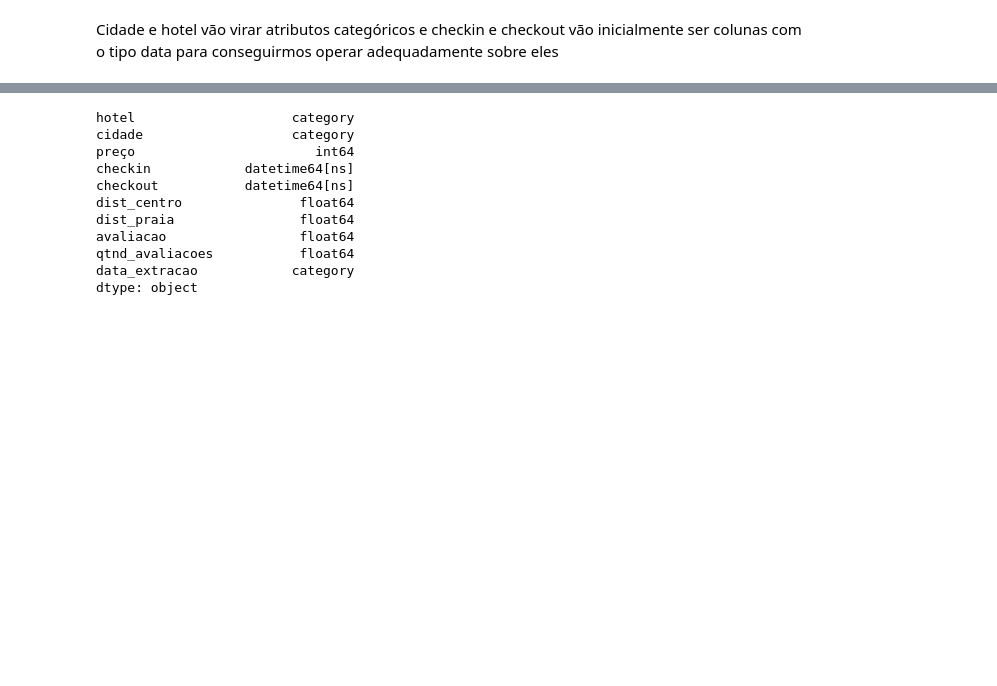
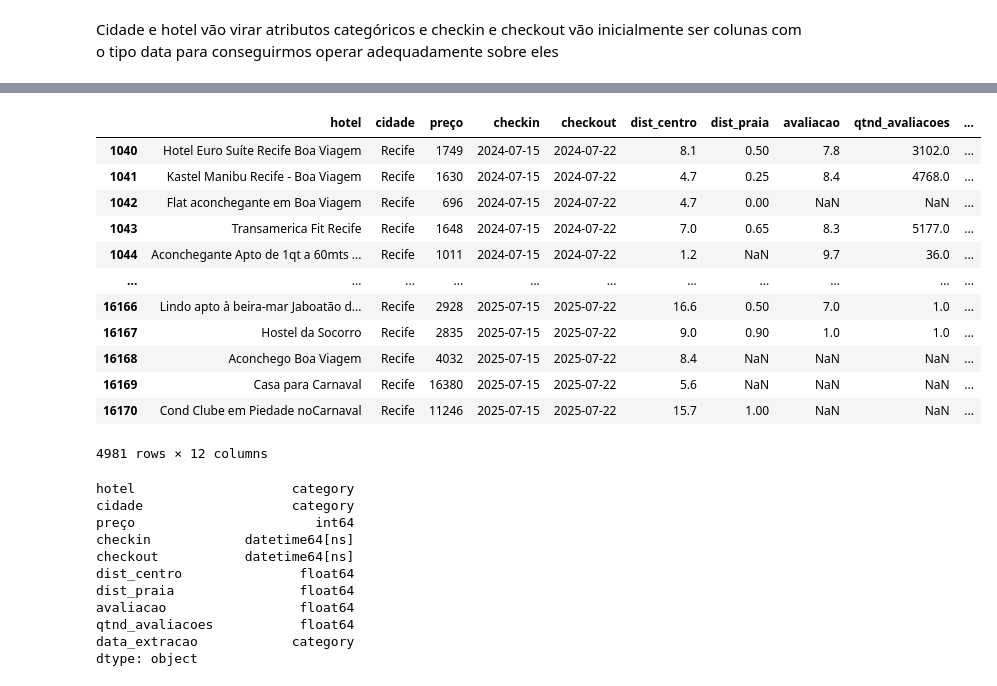
Before and after one commit to clarabarretto/data-science, a Jupyter notebook: data analysis/hospedagens-recife.ipynb, the cells around one changed output, grey strips where cells are left out. Drawn from its saved outputs; the diff is of its cells as text; code cells hidden in the pictures; blank space fills up the shorter version.

```diff
--- a/data analysis/hospedagens-recife.ipynb
+++ b/data analysis/hospedagens-recife.ipynb
@@ -33,3 +68,19 @@ hospedagens = hosp[~((hosp['checkin'].dt.month > 6) & (hosp['checkin'].dt.year =
+# %%
+hosp[hosp['tem_feriado'] == True]
+# %% [output]
+|  | hotel | cidade | preço | checkin | checkout | dist_centro | dist_praia | avaliacao | qtnd_avaliacoes | ... |
+| 1040 | Hotel Euro Suíte Recife Boa Viagem | Recife | 1749 | 2024-07-15 | 2024-07-22 | 8.1 | 0.50 | 7.8 | 3102.0 | ... |
+| 1041 | Kastel Manibu Recife - Boa Viagem | Recife | 1630 | 2024-07-15 | 2024-07-22 | 4.7 | 0.25 | 8.4 | 4768.0 | ... |
+| 1042 | Flat aconchegante em Boa Viagem | Recife | 696 | 2024-07-15 | 2024-07-22 | 4.7 | 0.00 | NaN | NaN | ... |
+| 1043 | Transamerica Fit Recife | Recife | 1648 | 2024-07-15 | 2024-07-22 | 7.0 | 0.65 | 8.3 | 5177.0 | ... |
+| 1044 | Aconchegante Apto de 1qt a 60mts ... | Recife | 1011 | 2024-07-15 | 2024-07-22 | 1.2 | NaN | 9.7 | 36.0 | ... |
+| ... | ... | ... | ... | ... | ... | ... | ... | ... | ... | ... |
+| 16166 | Lindo apto à beira-mar Jaboatão d... | Recife | 2928 | 2025-07-15 | 2025-07-22 | 16.6 | 0.50 | 7.0 | 1.0 | ... |
+| 16167 | Hostel da Socorro | Recife | 2835 | 2025-07-15 | 2025-07-22 | 9.0 | 0.90 | 1.0 | 1.0 | ... |
+| 16168 | Aconchego Boa Viagem | Recife | 4032 | 2025-07-15 | 2025-07-22 | 8.4 | NaN | NaN | NaN | ... |
+| 16169 | Casa para Carnaval | Recife | 16380 | 2025-07-15 | 2025-07-22 | 5.6 | NaN | NaN | NaN | ... |
+| 16170 | Cond Clube em Piedade noCarnaval | Recife | 11246 | 2025-07-15 | 2025-07-22 | 15.7 | 1.00 | NaN | NaN | ... |
+4981 rows × 12 columns
 # %%
 # confirmando o tipo dos dados
 hospedagens.dtypes
```
Also changed, not shown: parts of 2 cells of this notebook, 5 other files.
